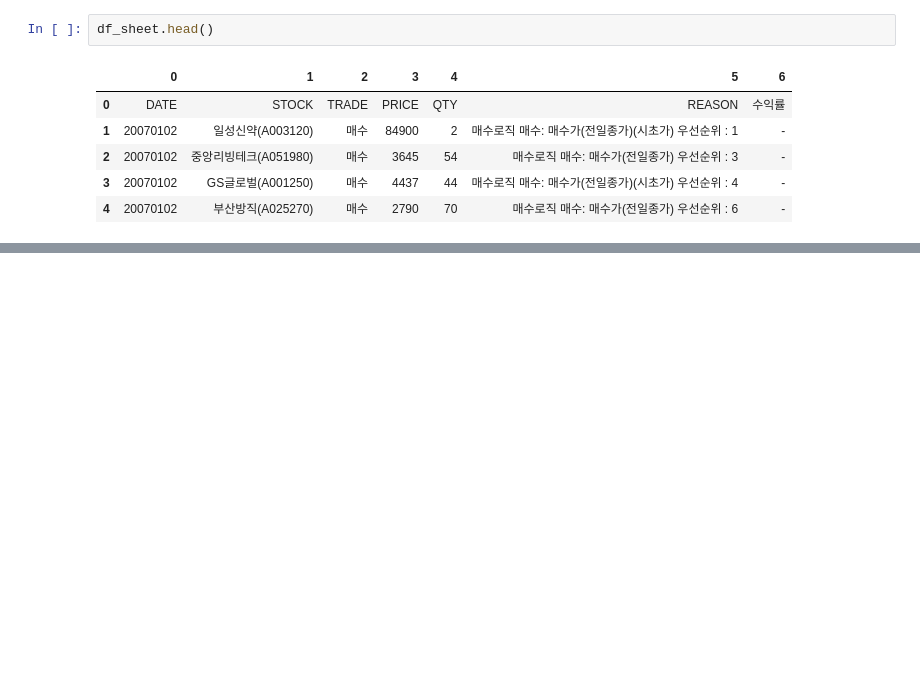
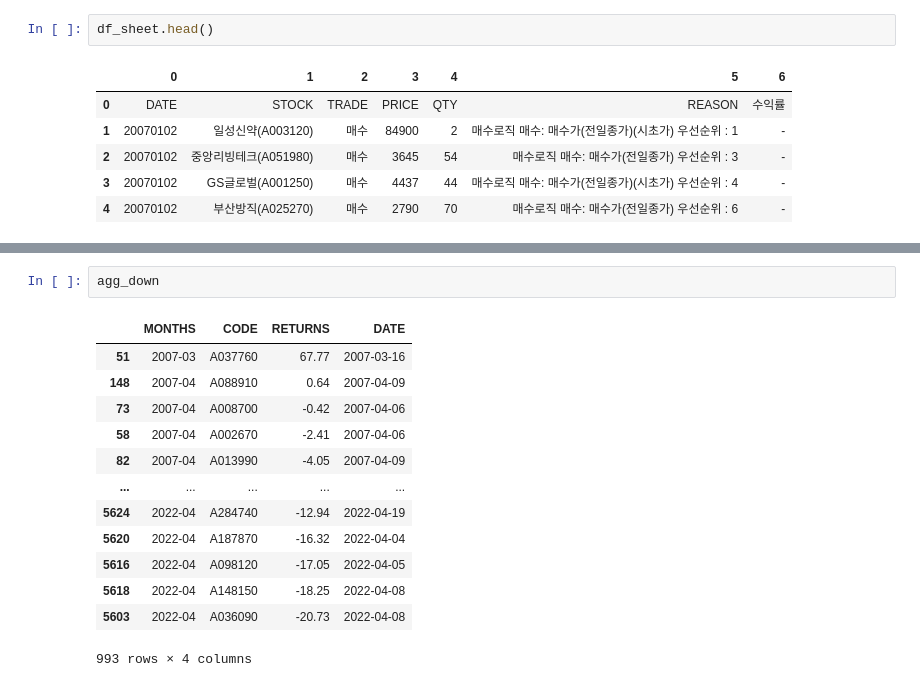
Before and after one commit to js-park/Bulletin_board, a Jupyter notebook: Getting_data_from_google_sheet.ipynb, the cells around one changed output, grey strips where cells are left out. Saved outputs shown, nothing was run; the diff lists cells and outputs as text; blank space fills up the shorter version.

```diff
--- a/Getting_data_from_google_sheet.ipynb
+++ b/Getting_data_from_google_sheet.ipynb
@@ -77,0 +136,16 @@ Name: 0, dtype: object>
+# %%
+agg_down
+# %% [output]
+|  | MONTHS | CODE | RETURNS | DATE |
+| 51 | 2007-03 | A037760 | 67.77 | 2007-03-16 |
+| 148 | 2007-04 | A088910 | 0.64 | 2007-04-09 |
+| 73 | 2007-04 | A008700 | -0.42 | 2007-04-06 |
+| 58 | 2007-04 | A002670 | -2.41 | 2007-04-06 |
+| 82 | 2007-04 | A013990 | -4.05 | 2007-04-09 |
+| ... | ... | ... | ... | ... |
+| 5624 | 2022-04 | A284740 | -12.94 | 2022-04-19 |
+| 5620 | 2022-04 | A187870 | -16.32 | 2022-04-04 |
+| 5616 | 2022-04 | A098120 | -17.05 | 2022-04-05 |
+| 5618 | 2022-04 | A148150 | -18.25 | 2022-04-08 |
+| 5603 | 2022-04 | A036090 | -20.73 | 2022-04-08 |
+993 rows × 4 columns
```
Also changed, not shown: parts of 20 cells of this notebook.
